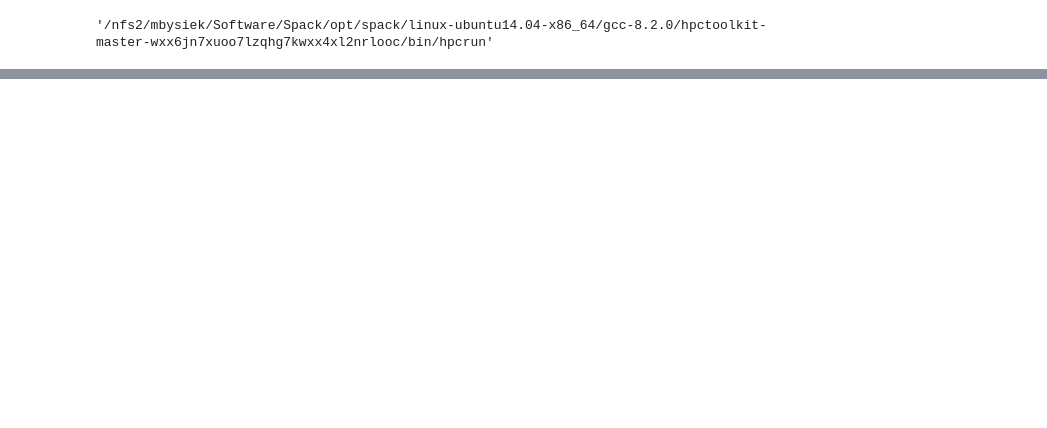
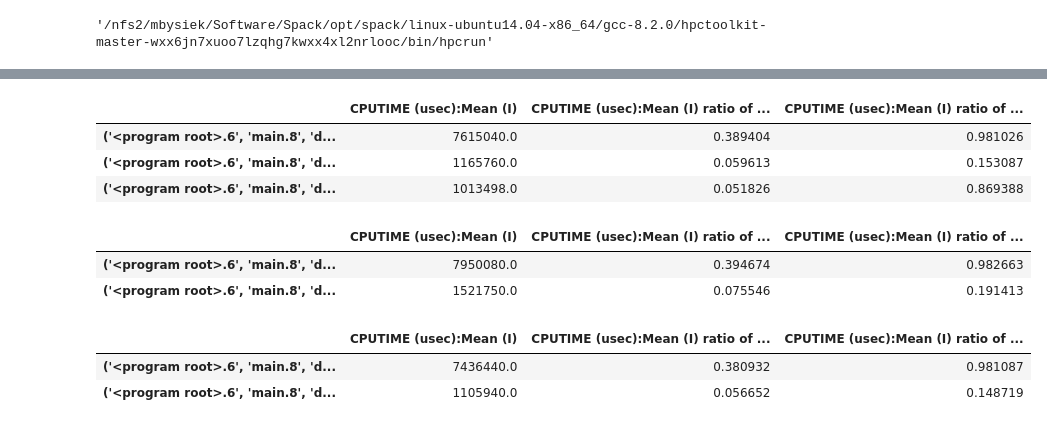
Before and after one commit to mbdevpl/docker-transpyle-flash, a Jupyter notebook: profile_flash.ipynb, the cells around one changed output, grey strips where cells are left out. Cells and saved outputs as stored; diff of their text form; code cells hidden in the pictures; blank space fills up the shorter version.

```diff
--- a/profile_flash.ipynb
+++ b/profile_flash.ipynb
@@ -446,0 +121,22 @@ subset_Sedov_autoinlined_a.clean: running "make clean" with wd="/nfs2/mbysiek/Pr
+# %%
+# Experiment 4
+
+branch_nicknames = {
+    'SNIa_spack': 'base'}
+problems = [
+    ('SNIa_DoubleDetonation', '-auto -3d +cartesian -nxb=16 -nyb=16 -nzb=16 -maxblocks=100 xnet=True xnetData=Data_SN160 xnetGPU=False +uhd +starkiller starkillerGPU=False +Mode1 -debug +newMpole -objdir=sn1a-doubledet +noio'),
+    #('SNIa_DoubleDetonation', '-auto -3d +cartesian -nxb=16 -nyb=16 -nzb=16 -maxblocks=100 xnet=True xnetData=Data_SN160 xnetGPU=False +uhd +starkiller starkillerGPU=False +Mode1 -debug +newMpole -objdir=sn1a-doubledet'),
+    #('SNIa_DoubleDetonation', '-auto -3d +cartesian -nxb=16 -nyb=16 -nzb=16 -maxblocks=100 xnet=True xnetData=Data_SN160 xnetGPU=False +uhd +starkiller starkillerGPU=False +Mode1 +newMpole -objdir=sn1a-doubledet +noio'),
+    #('SNIa_DoubleDetonation', '-auto -3d +cartesian -nxb=16 -nyb=16 -nzb=16 -maxblocks=100 xnet=True xnetData=Data_SN160 xnetGPU=False +uhd +starkiller starkillerGPU=False +Mode1 +newMpole -objdir=sn1a-doubledet')
+    ]
+samples = 1
+events = {'PAPI_TOT_CYC': 100000, 'WALLCLOCK': 1 / 10}
+mpi_processes = [0] #[0, 1, 2, 4]
+
+test_name_template = 'subset_{}_{}_{}'
+# %%
+for (branch, nickname), (problem, options), mpi_proc in itertools.product(branch_nicknames.items(), problems, mpi_processes):
+    test_name = test_name_template.format(problem, nickname, mpi_proc)
+    profile_experiment('flash-subset', '{} {}'.format(problem, options), branch, samples,
+                       events=events, mpi_proc=mpi_proc, rebuild=False,
+                       test_name=test_name)
@@ -446,0 +186,19 @@ subset_Sedov_autoinlined_a.clean: running "make clean" with wd="/nfs2/mbysiek/Pr
+# %%
+hot_paths['base', 'Sedov'].compact[-3:]
+# %% [output]
+|  | CPUTIME (usec):Mean (I) | CPUTIME (usec):Mean (I) ratio of ... | CPUTIME (usec):Mean (I) ratio of ... |
+| ('<program root>.6', 'main.8', 'd... | 7615040.0 | 0.389404 | 0.981026 |
+| ('<program root>.6', 'main.8', 'd... | 1165760.0 | 0.059613 | 0.153087 |
+| ('<program root>.6', 'main.8', 'd... | 1013498.0 | 0.051826 | 0.869388 |
+# %%
+hot_paths['outlined', 'Sedov'].compact[-2:]
+# %% [output]
+|  | CPUTIME (usec):Mean (I) | CPUTIME (usec):Mean (I) ratio of ... | CPUTIME (usec):Mean (I) ratio of ... |
+| ('<program root>.6', 'main.8', 'd... | 7950080.0 | 0.394674 | 0.982663 |
+| ('<program root>.6', 'main.8', 'd... | 1521750.0 | 0.075546 | 0.191413 |
+# %%
+hot_paths['autoinlined', 'Sedov'].compact[-2:]
+# %% [output]
+|  | CPUTIME (usec):Mean (I) | CPUTIME (usec):Mean (I) ratio of ... | CPUTIME (usec):Mean (I) ratio of ... |
+| ('<program root>.6', 'main.8', 'd... | 7436440.0 | 0.380932 | 0.981087 |
+| ('<program root>.6', 'main.8', 'd... | 1105940.0 | 0.056652 | 0.148719 |
```
Also changed, not shown: parts of 111 cells of this notebook, 3 other files.
